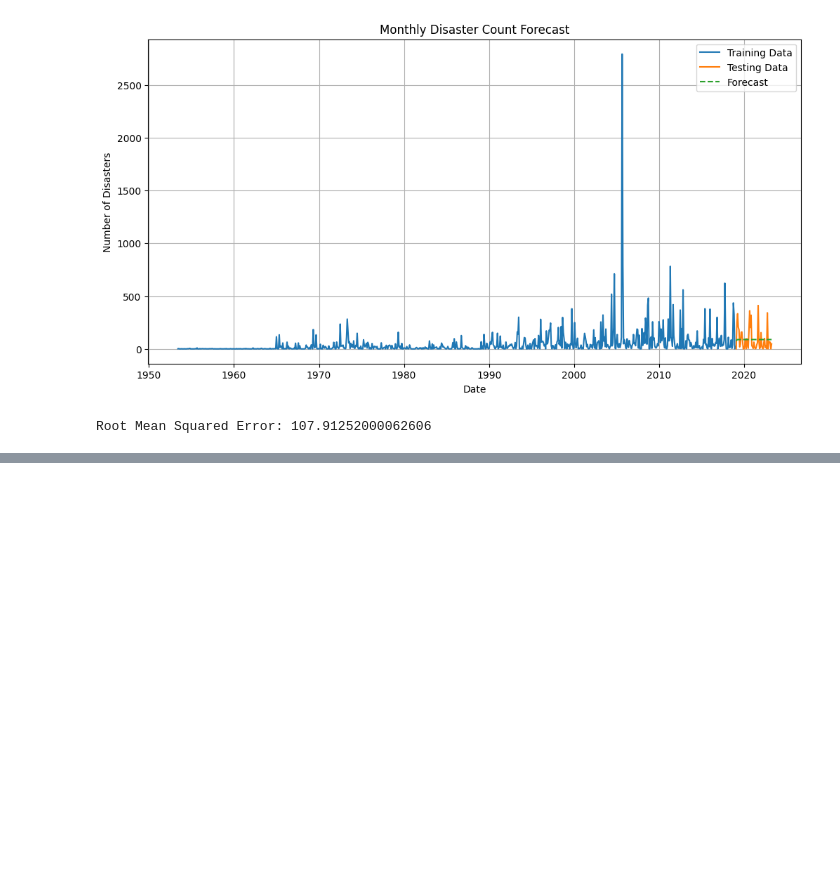
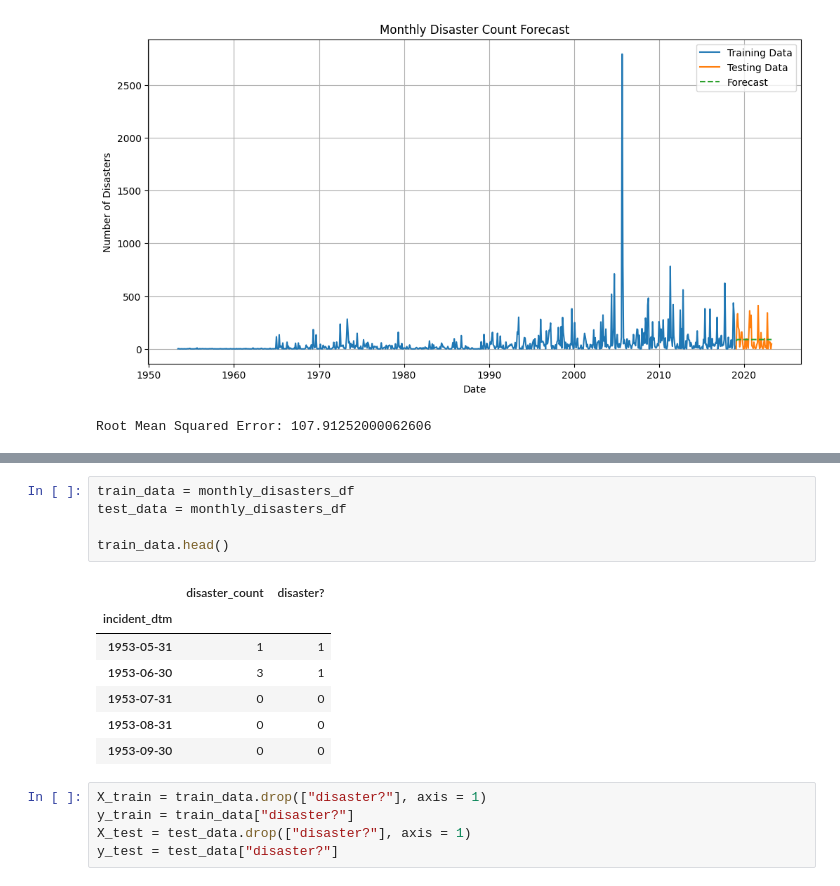
Before and after one commit to helloklow/natural_disasters, a Jupyter notebook: notebooks/low_model_testing.ipynb, the cells around one changed output, grey strips where cells are left out. Cells and saved outputs as stored; diff of their text form; blank space fills up the shorter version.

```diff
--- a/notebooks/low_model_testing.ipynb
+++ b/notebooks/low_model_testing.ipynb
@@ -142,0 +160,18 @@ Root Mean Squared Error: 107.91252000062606
+# %%
+train_data = monthly_disasters_df
+test_data = monthly_disasters_df
+
+train_data.head()
+# %% [output]
+|  | disaster_count | disaster? |
+| incident_dtm |  |  |
+| 1953-05-31 | 1 | 1 |
+| 1953-06-30 | 3 | 1 |
+| 1953-07-31 | 0 | 0 |
+| 1953-08-31 | 0 | 0 |
+| 1953-09-30 | 0 | 0 |
+# %%
+X_train = train_data.drop(["disaster?"], axis = 1)
+y_train = train_data["disaster?"]
+X_test = test_data.drop(["disaster?"], axis = 1)
+y_test = test_data["disaster?"]
```
Also changed, not shown: parts of 7 cells of this notebook.
